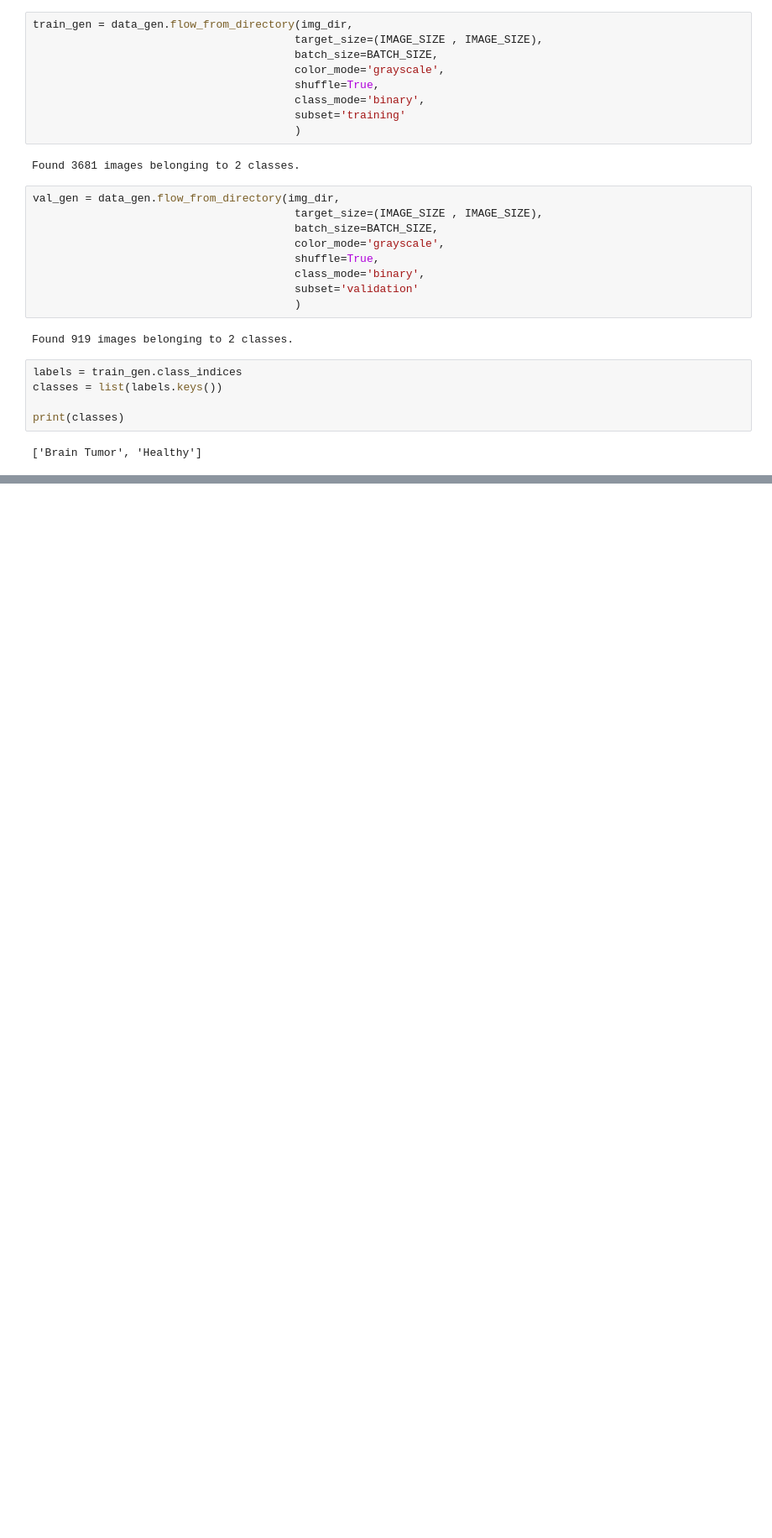
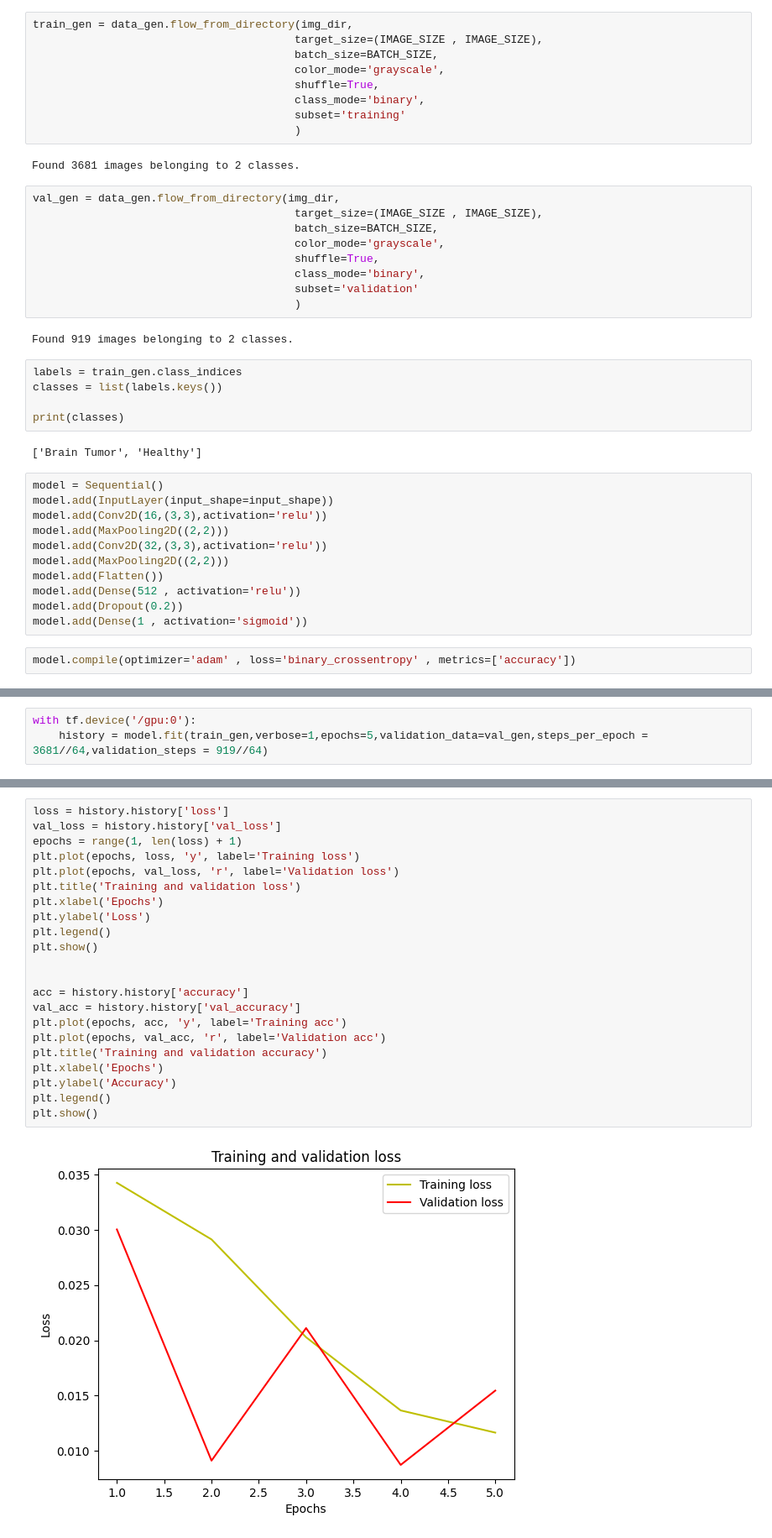
Before and after one commit to aghabidareh/BrainTumorDetection, a Jupyter notebook: Brain-ML.ipynb, the cells around one changed output, grey strips where cells are left out. Shown at 84% size. Drawn from its saved outputs; the diff is of its cells as text; blank space fills up the shorter version.

Commit message:
model and req

```diff
--- a/Brain-ML.ipynb
+++ b/Brain-ML.ipynb
@@ -46,3 +51,16 @@ classes = list(labels.keys())
 print(classes)
 # %% [output]
 ['Brain Tumor', 'Healthy']
+# %%
+model = Sequential()
+model.add(InputLayer(input_shape=input_shape))
+model.add(Conv2D(16,(3,3),activation='relu'))
+model.add(MaxPooling2D((2,2)))
+model.add(Conv2D(32,(3,3),activation='relu'))
+model.add(MaxPooling2D((2,2)))
+model.add(Flatten())
+model.add(Dense(512 , activation='relu'))
+model.add(Dropout(0.2))
+model.add(Dense(1 , activation='sigmoid'))
+# %%
+model.compile(optimizer='adam' , loss='binary_crossentropy' , metrics=['accuracy'])
@@ -48,0 +93,3 @@ print(classes)
+# %%
+with tf.device('/gpu:0'):
+    history = model.fit(train_gen,verbose=1,epochs=5,validation_data=val_gen,steps_per_epoch = 3681//64,validation_steps = 919//64)
@@ -48,0 +111,24 @@ print(classes)
+# %%
+loss = history.history['loss']
+val_loss = history.history['val_loss']
+epochs = range(1, len(loss) + 1)
+plt.plot(epochs, loss, 'y', label='Training loss')
+plt.plot(epochs, val_loss, 'r', label='Validation loss')
+plt.title('Training and validation loss')
+plt.xlabel('Epochs')
+plt.ylabel('Loss')
+plt.legend()
+plt.show()
+
+
+acc = history.history['accuracy']
+val_acc = history.history['val_accuracy']
+plt.plot(epochs, acc, 'y', label='Training acc')
+plt.plot(epochs, val_acc, 'r', label='Validation acc')
+plt.title('Training and validation accuracy')
+plt.xlabel('Epochs')
+plt.ylabel('Accuracy')
+plt.legend()
+plt.show()
+# %% [output]
+[figure, added]
```
Also changed, not shown: parts of 6 cells of this notebook, 2 other files.
